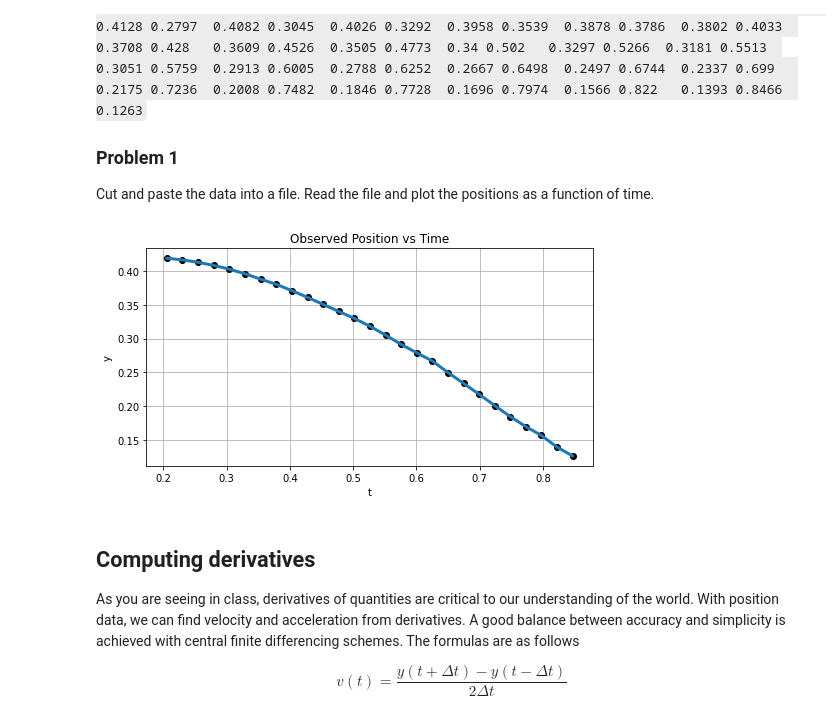
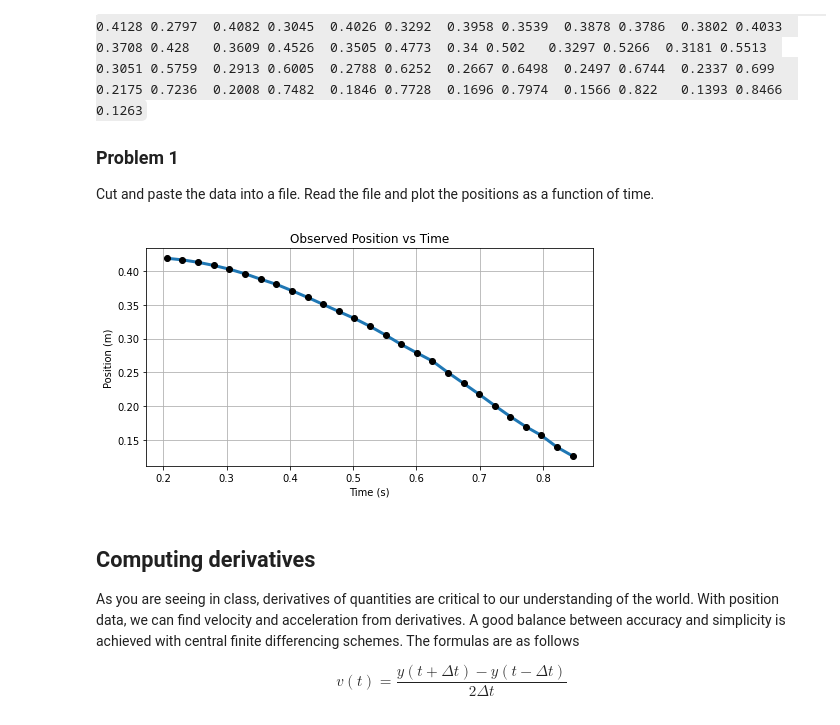
Before and after one commit to amarcozzi/CS577_Simulation_Modeling, a Jupyter notebook: Week_7/Coffee Filter-Student.ipynb, the cells around one changed output. Saved outputs shown, nothing was run; the diff lists cells and outputs as text; code cells hidden in the pictures.

```diff
--- a/Week_7/Coffee Filter-Student.ipynb
+++ b/Week_7/Coffee Filter-Student.ipynb
@@ -47,20 +47,20 @@ from scipy import interpolate
 # %%
 # Read in the data from the file. Split the data into time (t) and position (y) vectors
 data = np.loadtxt('./fall_data.dat', dtype=np.float64, comments='//', skiprows=2)
 t_data = data[:, 0]
 y_data = data[:, 1]
 
 # Plot the position over time
 plt.subplots(figsize=(8, 4))
+plt.plot(t_data, y_data, '-', lw=3)
 plt.plot(t_data, y_data, 'ko')
-plt.plot(t_data, y_data, '-', lw=3)
 plt.title('Observed Position vs Time')
-plt.xlabel('t')
-plt.ylabel('y')
+plt.xlabel('Time (s)')
+plt.ylabel('Position (m)')
 plt.grid()
 plt.show()
 # %% [output]
-[figure, old version]
+[figure, new version]
 # %% [markdown]
 ## Computing derivatives
 
```
Also changed, not shown: parts of 9 cells of this notebook.
